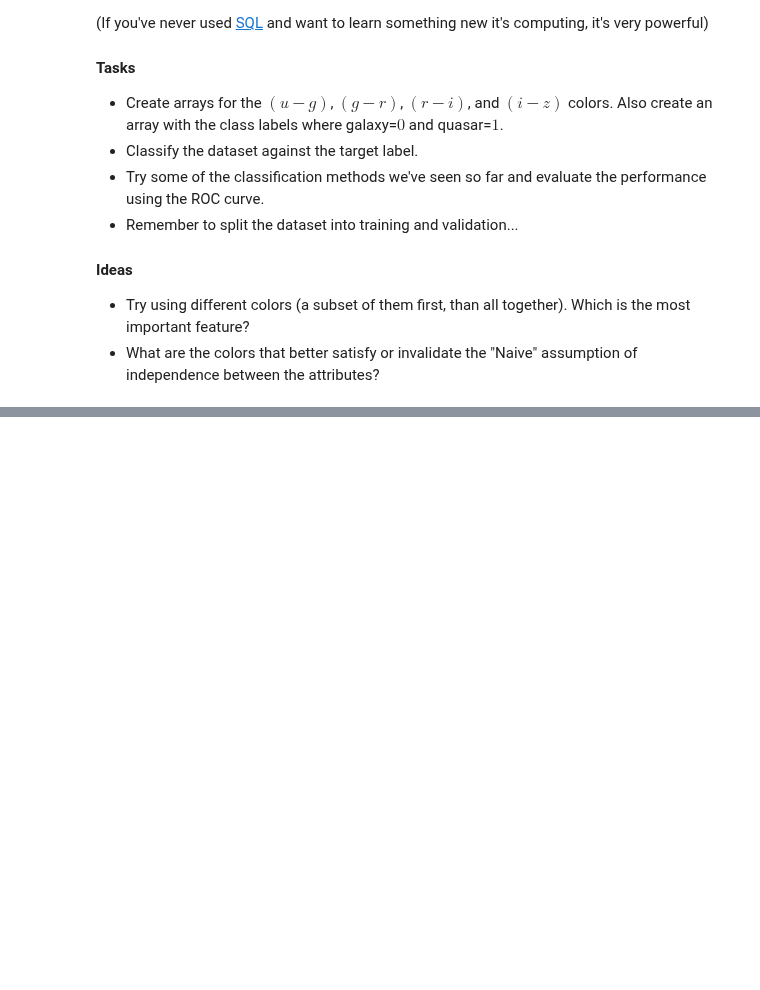
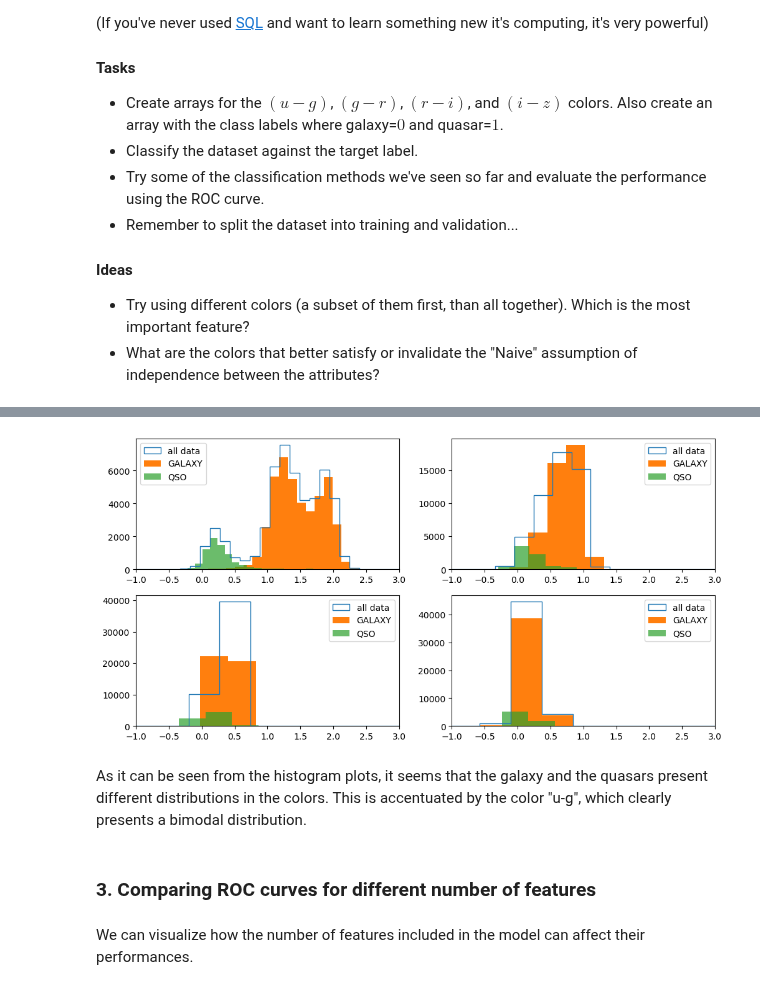
Before and after one commit to om-erika/astrostatistics_bicocca_2024, a Jupyter notebook: working/galaxy_vs_quasars.ipynb, the cells around one changed output, grey strips where cells are left out. Saved outputs shown, nothing was run; the diff lists cells and outputs as text; code cells hidden in the pictures; blank space fills up the shorter version.

```diff
--- a/working/galaxy_vs_quasars.ipynb
+++ b/working/galaxy_vs_quasars.ipynb
@@ -177,9 +227,41 @@ corner.corner((df.loc[:, 'u-g':'i-z']), labels=['u-g', 'g-r', 'r-i', 'i-z']);
 # %%
-plt.hist(df.loc[:, 'u-g'], bins = 50, histtype = 'step', label = 'all data')
-plt.hist(df.loc[:, 'u-g'][labels_class=='QSO'], bins = 50, label = 'QSO')
-plt.hist(df.loc[:, 'u-g'][labels_class=='GALAXY'], bins = 50, label = 'GALAXY')
-plt.xlim(-1,3)
-plt.legend();
+fig = plt.figure(figsize=(12,6))
+
+ax1 = fig.add_subplot(221)
+ax1.hist(df.loc[:, 'u-g'], bins = 50, histtype = 'step', label = 'all data')
+ax1.hist(df.loc[:, 'u-g'][labels_class=='GALAXY'], bins = 50, label = 'GALAXY')
+ax1.hist(df.loc[:, 'u-g'][labels_class=='QSO'], bins = 50, alpha = 0.7, label = 'QSO')
+ax1.set_xlim(-1,3)
+ax1.legend();
+
+ax2 = fig.add_subplot(222)
+ax2.hist(df.loc[:, 'g-r'], bins = 50, histtype = 'step', label = 'all data')
+ax2.hist(df.loc[:, 'g-r'][labels_class=='GALAXY'], bins = 50, label = 'GALAXY')
+ax2.hist(df.loc[:, 'g-r'][labels_class=='QSO'], bins = 50, alpha = 0.7, label = 'QSO')
+ax2.set_xlim(-1,3)
+ax2.legend();
+
+ax3 = fig.add_subplot(223)
+ax3.hist(df.loc[:, 'r-i'], bins = 50, histtype = 'step', label = 'all data')
+ax3.hist(df.loc[:, 'r-i'][labels_class=='GALAXY'], bins = 50, label = 'GALAXY')
+ax3.hist(df.loc[:, 'r-i'][labels_class=='QSO'], bins = 50, alpha = 0.7, label = 'QSO')
+ax3.set_xlim(-1,3)
+ax3.legend();
+
+ax4 = fig.add_subplot(224)
+ax4.hist(df.loc[:, 'i-z'], bins = 50, histtype = 'step', label = 'all data')
+ax4.hist(df.loc[:, 'i-z'][labels_class=='GALAXY'], bins = 50, label = 'GALAXY')
+ax4.hist(df.loc[:, 'i-z'][labels_class=='QSO'], bins = 50, alpha = 0.7, label = 'QSO')
+ax4.set_xlim(-1,3)
+ax4.legend();
+# %% [output]
+[figure, added]
+# %% [markdown]
+As it can be seen from the histogram plots, it seems that the galaxy and the quasars present different distributions in the colors. This is accentuated by the color "u-g", which clearly presents a bimodal distribution.
+# %% [markdown]
+### 3. Comparing ROC curves for different number of features
+# %% [markdown]
+We can visualize how the number of features included in the model can affect their performances.
 # %%
 names = [
     GaussianNB(),
```
Also changed, not shown: parts of 20 cells of this notebook, 1 other file.
